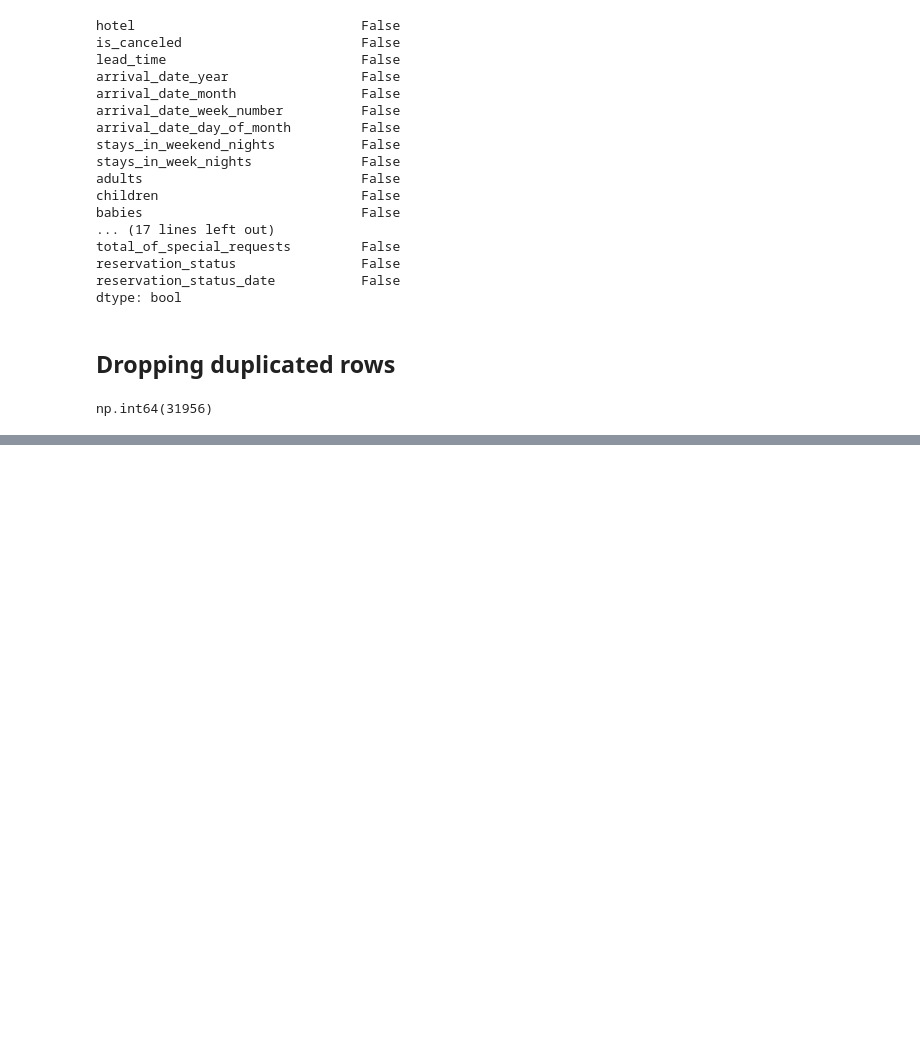
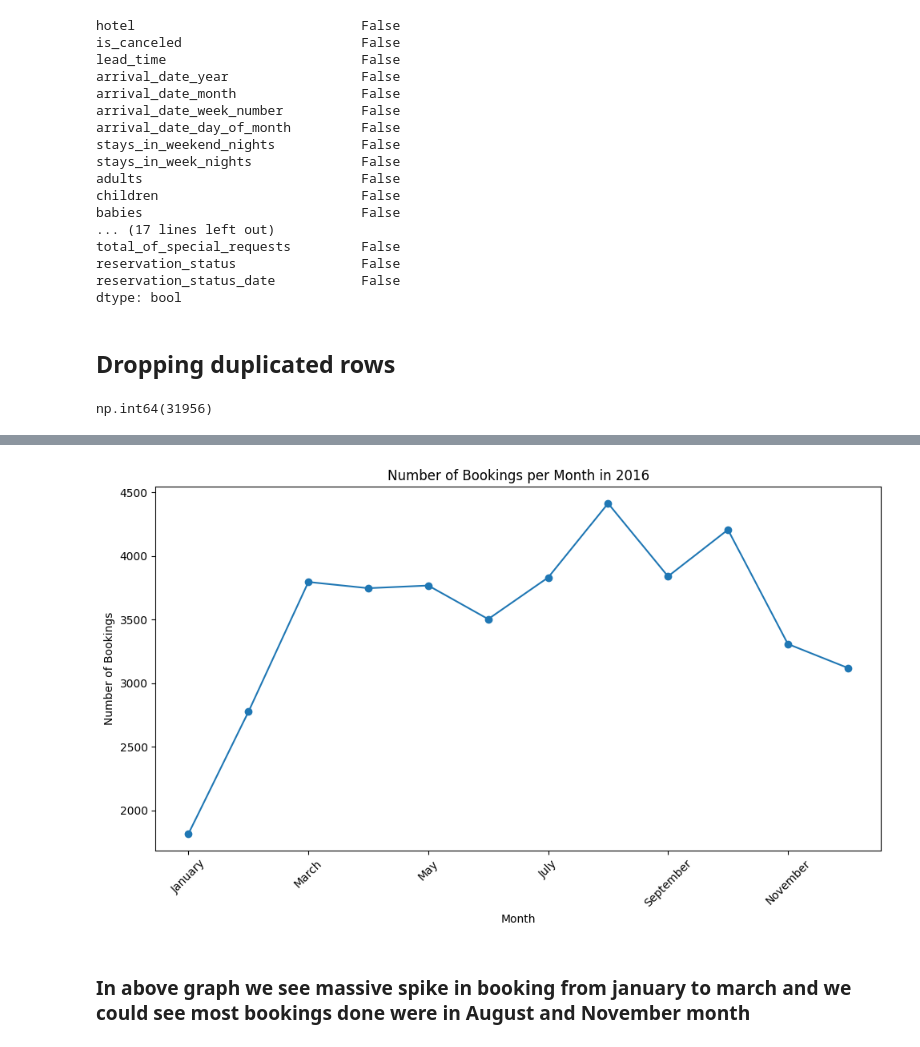
Before and after one commit to ChayanitBhateja/PDS_A1, a Jupyter notebook: code.ipynb, the cells around one changed output, grey strips where cells are left out. Drawn from its saved outputs; the diff is of its cells as text; code cells hidden in the pictures; blank space fills up the shorter version.

```diff
--- a/code.ipynb
+++ b/code.ipynb
@@ -135,0 +174,5 @@ data = data.drop_duplicates()
+# %%
+data_cleaned = pd.read_csv('hotel_bookings_cleaned.csv')
+data_2016 = data_cleaned[data_cleaned['arrival_date_year'] == 2016].copy()
+# %%
+data_2016['arrival_date_month'] = data_2016['arrival_date_month'].astype('category')
@@ -135,0 +195,36 @@ data = data.drop_duplicates()
+# %%
+# Order the categories in the desired order
+# Reference : https://github.com/Aarhus-Psychiatry-Research/psycop-model-training/blob/47ba767b02ecbd564fb872eba9fa3e022226c596/src/psycop_model_training/model_eval/base_artifacts/plots/performance_over_time.py
+
+data_2016["arrival_date_month"] = pd.Categorical(
+    data_2016["arrival_date_month"],
+    categories=[
+        "January",
+        "February",
+        "March",
+        "April",
+        "May",
+        "June",
+        "July",
+        "August",
+        "September",
+        "October",
+        "November",
+        "December",
+    ],
+    ordered=True,
+)
+# %%
+# Plotting the number of bookings per month
+plt.figure(figsize=(10, 6))
+data_2016['arrival_date_month'].value_counts().sort_index().plot(kind='line', marker='o')
+plt.title('Number of Bookings per Month in 2016')
+plt.xlabel('Month')
+plt.ylabel('Number of Bookings')
+plt.xticks(rotation=45)
+plt.tight_layout()
+plt.show()
+# %% [output]
+[figure, added]
+# %% [markdown]
+### In above graph we see massive spike in booking from january to march and we could see most bookings done were in August and November month
```
Also changed, not shown: parts of 19 cells of this notebook, 1 other file.
